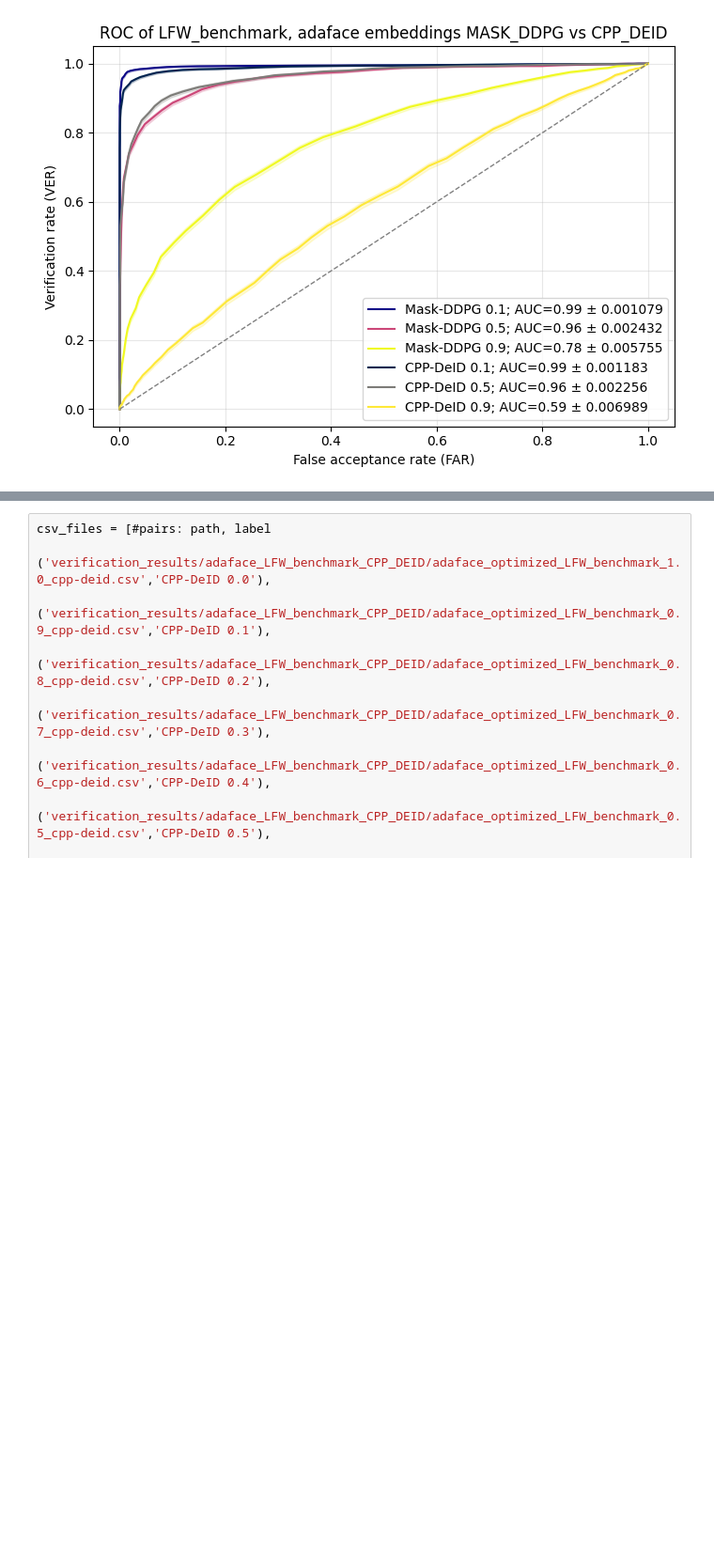
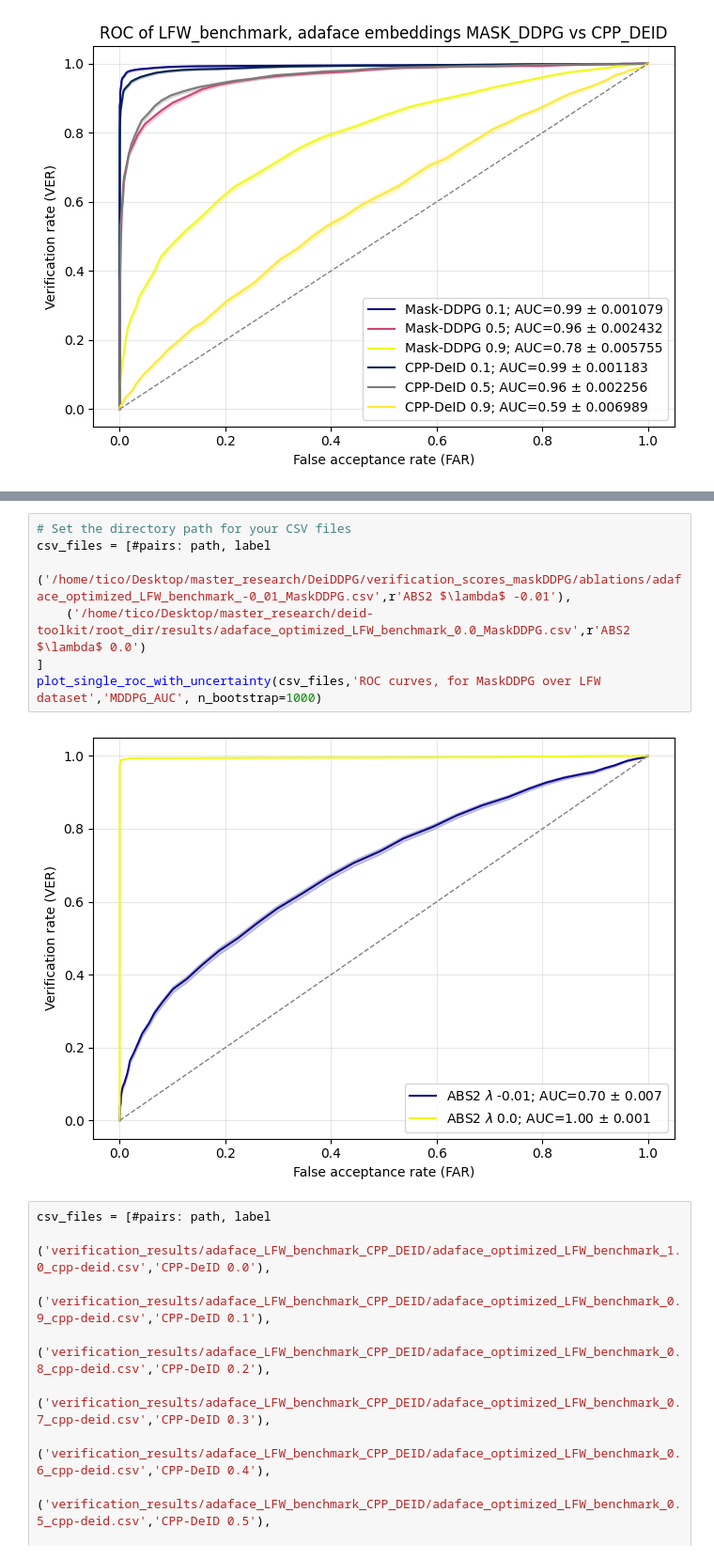
Before and after one commit to ManfredGonzalez/GDDiff, a Jupyter notebook: verification_results.ipynb, the cells around one changed output, grey strips where cells are left out. Shown: that part at 94% size. Drawn from its saved outputs; the diff is of its cells as text; blank space fills up the shorter version.

```diff
--- a/verification_results.ipynb
+++ b/verification_results.ipynb
@@ -162,3 +162,12 @@ plot_single_roc_with_uncertainty(csv_files,'ROC curves, for MaskDDPG over LFW da
+# %%
+# Set the directory path for your CSV files
+csv_files = [#pairs: path, label
+    ('/home/tico/Desktop/master_research/DeiDDPG/verification_scores_maskDDPG/ablations/adaface_optimized_LFW_benchmark_-0_01_MaskDDPG.csv',r'ABS2 $\lambda$ -0.01'),
+    ('/home/tico/Desktop/master_research/deid-toolkit/root_dir/results/adaface_optimized_LFW_benchmark_0.0_MaskDDPG.csv',r'ABS2 $\lambda$ 0.0')
+]
+plot_single_roc_with_uncertainty(csv_files,'ROC curves, for MaskDDPG over LFW dataset','MDDPG_AUC', n_bootstrap=1000)
+# %% [output]
+[figure, added]
 # %%
 csv_files = [#pairs: path, label
     ('verification_results/adaface_LFW_benchmark_CPP_DEID/adaface_optimized_LFW_benchmark_1.0_cpp-deid.csv','CPP-DeID 0.0'),
```
Also changed, not shown: parts of 3 cells of this notebook, 9 other files.
